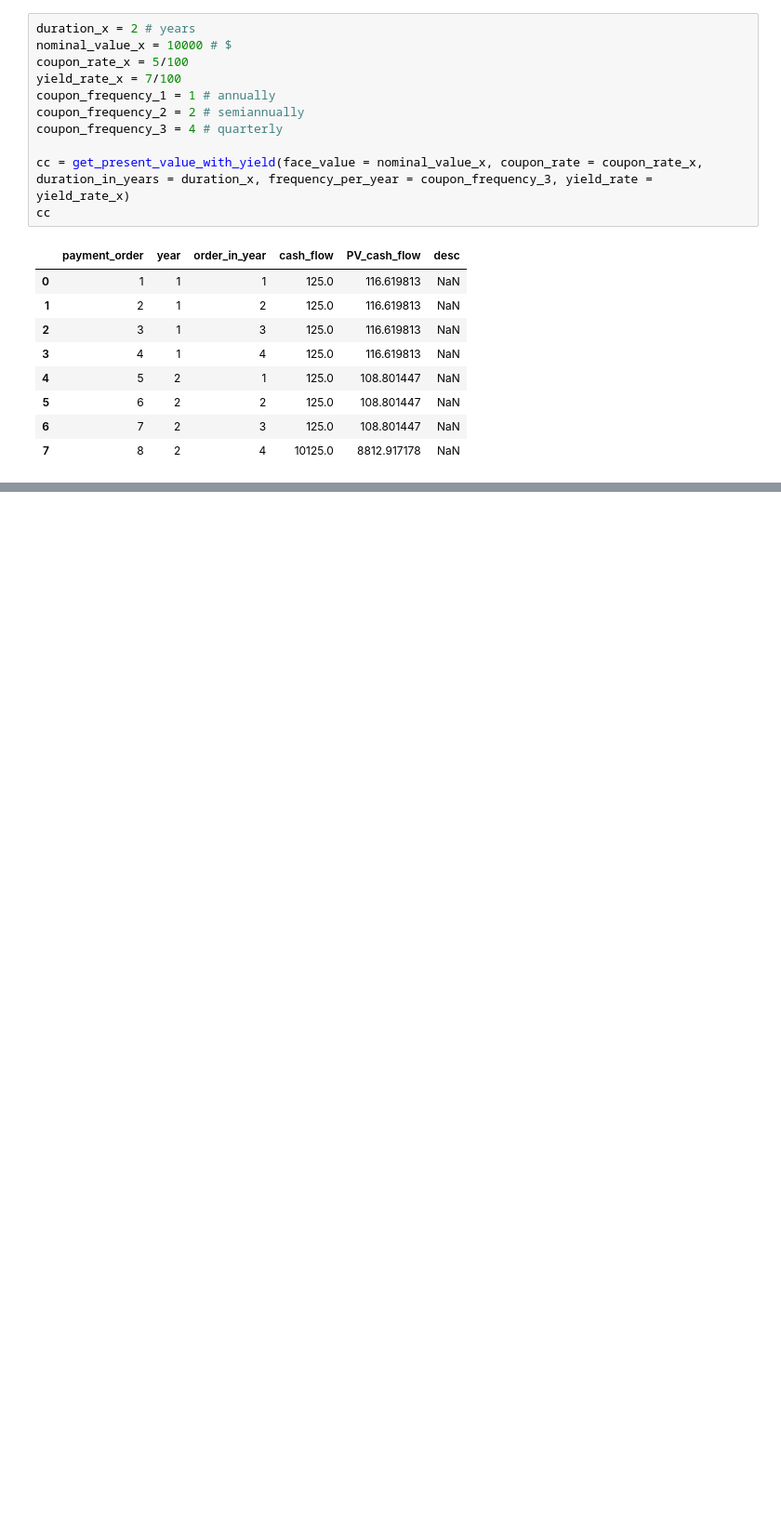
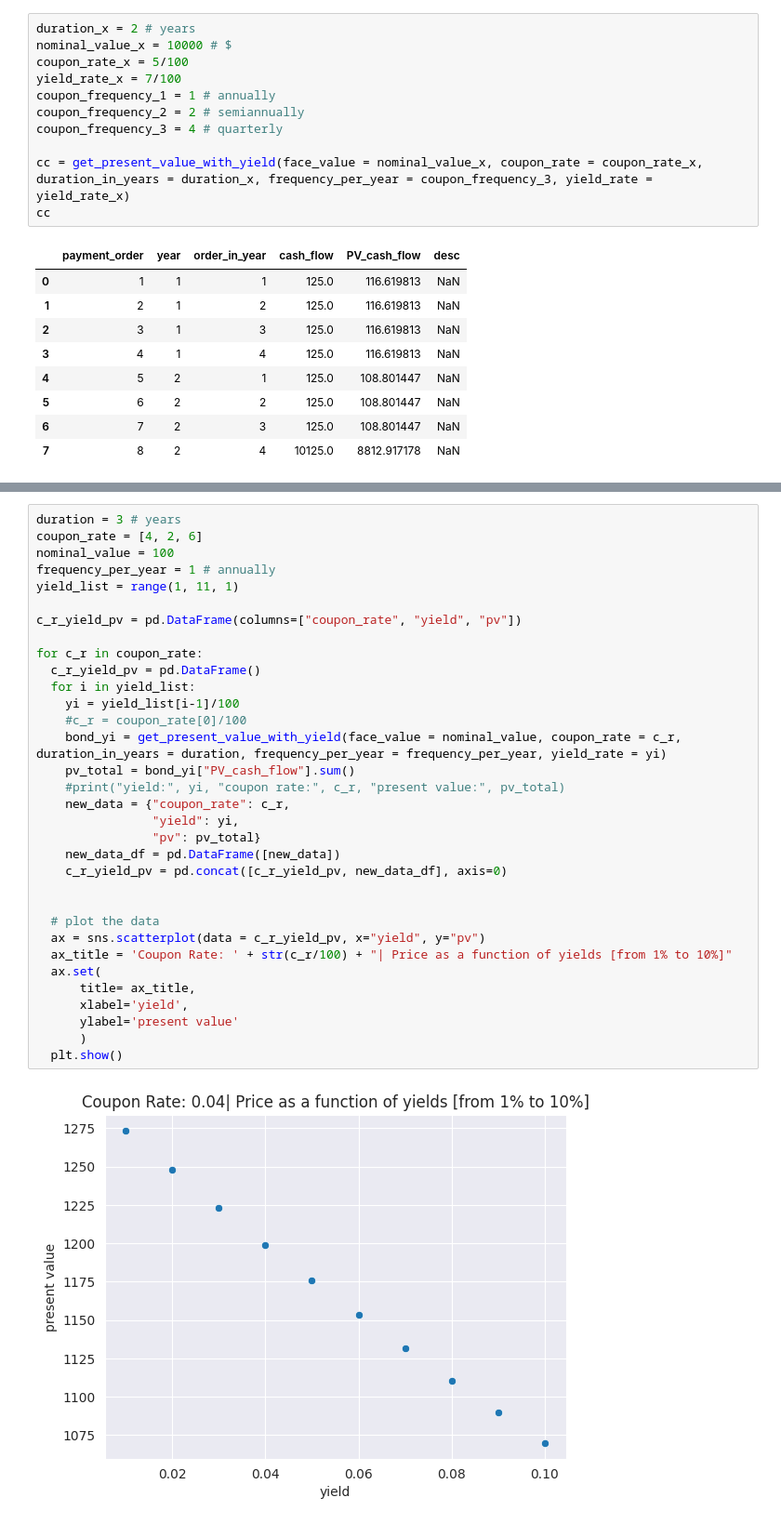
Before and after one commit to horasan/ml, a Jupyter notebook: R_LER_TREASURY_FIXED_INCOME_1.ipynb, the cells around one changed output, grey strips where cells are left out. Shown at 93% size. Cells and saved outputs as stored; diff of their text form; blank space fills up the shorter version.

```diff
--- a/R_LER_TREASURY_FIXED_INCOME_1.ipynb
+++ b/R_LER_TREASURY_FIXED_INCOME_1.ipynb
@@ -930,0 +831,35 @@ cc
+# %%
+duration = 3 # years
+coupon_rate = [4, 2, 6]
+nominal_value = 100
+frequency_per_year = 1 # annually
+yield_list = range(1, 11, 1)
+
+c_r_yield_pv = pd.DataFrame(columns=["coupon_rate", "yield", "pv"])
+
+for c_r in coupon_rate:
+  c_r_yield_pv = pd.DataFrame()
+  for i in yield_list:
+    yi = yield_list[i-1]/100
+    #c_r = coupon_rate[0]/100
+    bond_yi = get_present_value_with_yield(face_value = nominal_value, coupon_rate = c_r, duration_in_years = duration, frequency_per_year = frequency_per_year, yield_rate = yi)
+    pv_total = bond_yi["PV_cash_flow"].sum()
+    #print("yield:", yi, "coupon rate:", c_r, "present value:", pv_total)
+    new_data = {"coupon_rate": c_r,
+                "yield": yi,
+                "pv": pv_total}
+    new_data_df = pd.DataFrame([new_data])
+    c_r_yield_pv = pd.concat([c_r_yield_pv, new_data_df], axis=0)
+
+
+  # plot the data
+  ax = sns.scatterplot(data = c_r_yield_pv, x="yield", y="pv")
+  ax_title = 'Coupon Rate: ' + str(c_r/100) + "| Price as a function of yields [from 1% to 10%]"
+  ax.set(
+      title= ax_title,
+      xlabel='yield',
+      ylabel='present value'
+      )
+  plt.show()
+# %% [output]
+[figure, added]
```
Also changed, not shown: parts of 6 cells of this notebook.
